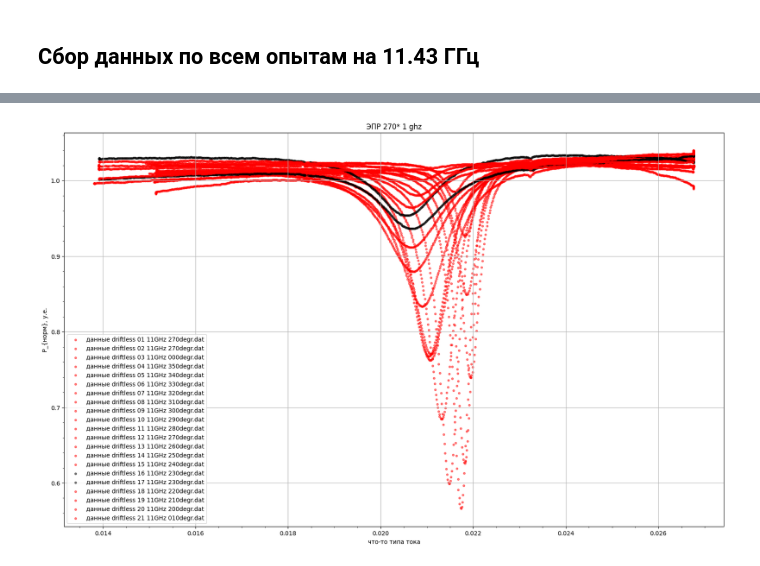
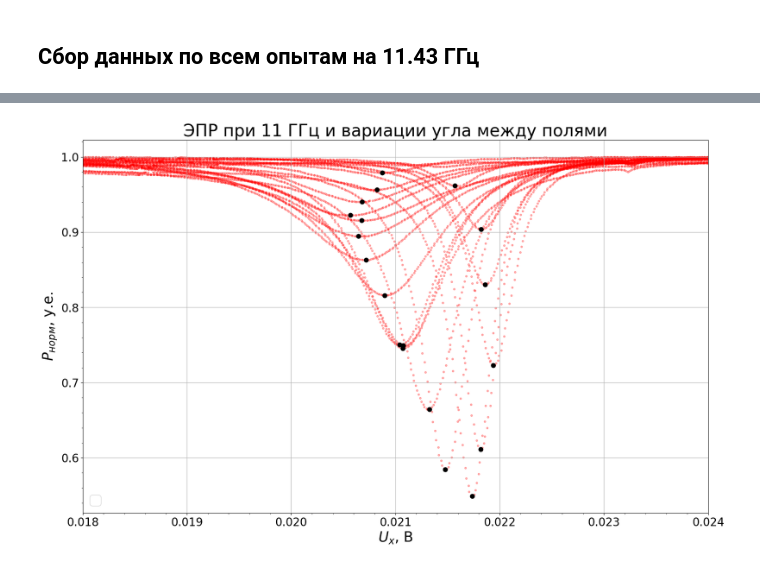
Before and after one commit to golenn/-, a Jupyter notebook: plot.ipynb, the cells around one changed output, grey strips where cells are left out. Cells and saved outputs as stored; diff of their text form; code cells hidden in the pictures.

```diff
--- a/plot.ipynb
+++ b/plot.ipynb
@@ -156,11 +285,12 @@ u0 = 3610.2386, x0 = 2.5988e-02, k = 5.8055, a = 0.4198, b = 100.1784, d = 7.256
 # %%
 # Объявление путей директорий с файлами
-input_folder = '/home/golenn/EPR/data_driftless/'
+input_folder = '/home/golenn/EPR/data_driftless_normalised/'
 
 plt.figure(figsize=(20, 12))
-plt.title('ЭПР 270* 9, 11, 14 ghz')
-plt.ylabel(r'P_{норм}, у.е.')
-plt.xlabel(r'что-то типа тока')
+plt.title('ЭПР ДФПГ 270* 9 ghz')
+plt.ylabel(r'$P_{норм}$, у.е.')
+plt.xlabel(r'$U_{х}$, В')
+
 
 my_color = ['blue', 'red', 'green']
 flag = 0
@@ -178,9 +308,11 @@ for file_name in files:
         # Загрузка данных
         df = pd.read_csv(input_file_path, skiprows=3, sep=' ')
         df.columns = ["X_channel", "Y_channel", "II_channel", "timestamp"]
-        x_data = df["X_channel"].values
-        y_data = df["Y_channel"].values
+        x_data_all = df["X_channel"].values
+        y_data_all = df["Y_channel"].values
 
+        x_data = x_data_all#[np.argmin(y_data_all):]
+        y_data = y_data_all#[np.argmin(y_data_all):]
     # В наших данных нет пропущенных ячеек, поэтому лишний код на проверку этого не пишем
 
         try:
@@ -204,7 +336,7 @@ for file_name in files:
             u0 = params[0]
 
             # Подгонка каждой точки к значению без дрейфа
-            y_data = drift_off(x_data, y_data, params[0], params[2])
+            #y_data = drift_off(x_data, y_data, params[0], params[2])
 
             print("Fitted parameters:")
             print(f"u0 = {params[0]:.4f}, x0 = {params[1]:.4e}, y0 = {np.min(y_data)} , k = {params[2]:.4f}, "
@@ -212,7 +344,7 @@ for file_name in files:
 
             # Генерация кривой для графика
             x_fit = np.linspace(min(x_data), max(x_data), 500)
-            y_fit = lornentzian_driftless(x_fit, *params)
+            y_fit = lorentzian_driftless(x_fit, *params)
 
         except Exception:
             print(f'Exception raised {file_name}')
@@ -398,12 +674,12 @@ u0 = 0.8751, x0 = 2.5954e-02, k = 4.4056, a = 0.4168, b = 97.9485, d = -7.4283e-
 ## Сбор данных по всем опытам на 11.43 ГГц
 # %%
 # Объявление путей директорий с файлами
-input_folder = '/home/golenn/EPR/data_driftless/'
+input_folder = '/home/golenn/EPR/data_driftless_normalised/'
 
 plt.figure(figsize=(20, 12))
-plt.title('ЭПР 270* 1 ghz')
-plt.ylabel(r'P_{норм}, у.е.')
-plt.xlabel(r'что-то типа тока')
+plt.title('ЭПР при 11 ГГц и вариации угла между полями', fontsize=30)
+plt.ylabel(r'$P_{норм}$, у.е.', fontsize=25)
+plt.xlabel(r'$U_{х}$, В', fontsize=25)
 
 my_color = ['blue', 'red', 'green']
 flag = 0
@@ -441,58 +717,51 @@ for file_name in files:
             else:
                 clr = my_color[2]
 
+            # Подбор параметров
             u0_guess = (y_data[0] + y_data[len(y_data)-1])/2
-            x0_guess = x_data[np.argmax(y_data)]
+            x0_guess = x_data[np.argmin(y_data)]
             initial_guess = [u0_guess, x0_guess, -1, 0.1, 0.1, 0.1]
 
-            # Подбор параметров
-            params, params_cov = curve_fit(lorentzian_driftless, x_data, y_data, p0=initial_guess)
-            k = params[2]
-            u0 = params[0]
+            params, _ = curve_fit(lorentzian_driftless, x_data, y_data, p0=initial_guess)
 
-            x0.append(params[1])
+            print(f"Fitted parameters {file_name}:")
+            print(f"u0 = {params[0]:.4f}, x0 = {params[1]:.4e}, y0 = {np.min(y_data)} , k = {params[2]:.4f}, "
+                f"a = {params[3]:.4f}, b = {params[4]:.4f}, d = {params[5]:.4e}")
+
+            # Сбор данных
+            x0.append(x_data[np.argmin(y_data)])
             y0.append(np.min(y_data))
             names.append(file_name)
             d_val.append(params[5])
             b_val.append(params[4])
             a_val.append(params[3])
 
-
-            if '230' in file_name:
-                clr = 'black'
-                print('\n 230 degr \n')
-
-
-
-            # Подгонка каждой точки к значению без дрейфа
-            y_data = drift_off(x_data, y_data, params[0], params[2])
-
-            print("Fitted parameters:")
-            print(f"u0 = {params[0]:.4f}, x0 = {params[1]:.4e}, y0 = {np.min(y_data)} , k = {params[2]:.4f}, "
-                f"a = {params[3]:.4f}, b = {params[4]:.4f}, d = {params[5]:.4e}")
-
-            # Генерация кривой для графика
             x_fit = np.linspace(min(x_data), max(x_data), 500)
-            y_fit = lorentzian_driftless(x_fit, *params)
+            y_fit = lorentzian(x_fit, *params)
 
         except Exception:
             print(f'Exception raised {file_name}')
-            #y_data = y_data / np.max(y_data) # curve_fit не смог посчитать, конкретное исключение лень писать
 
         # Построение графика
-        plt.scatter(x_data, y_data, color=clr, label=f'данные {file_name}', alpha=0.5, s=10)
-        #plt.scatter(x_data[np.argmax(x_data):], y_data[np.argmax(x_data):], color='green', label='данные', alpha=0.6)
-        #plt.plot(x_fit, y_fit, color='red', label='подгонка Лоренцом', linewidth=2)
-
-        # Вывод параметров
+        plt.scatter(x_data, y_data, color='r', alpha=0.3, s=10)
 
 
-plt.legend()
+x0_pos = []
+y0_pos = []
+for i in range(len(x0)):
+    if x0[i] > 0:
+        x0_pos.append(x0[i])
+        y0_pos.append(y0[i])
+
+
+plt.scatter(x0_pos, y0_pos, color='black', s=60)
+plt.legend(fontsize=25)
 plt.grid()
+plt.tick_params(axis='both', which='major', labelsize=20)
 plt.minorticks_on()
+plt.xlim([0.018, 0.024])
+plt.savefig(fname='Angle variation 11GHz')
 plt.show()
-
-    #plt.savefig(fname='EPR 9 GHz')
 # %% [output]
 ['driftless 01 11GHz 270degr.dat', 'driftless 02 11GHz 270degr.dat', 'driftless 03 11GHz 000degr.dat', 'driftless 04 11GHz 350degr.dat', 'driftless 05 11GHz 340degr.dat', 'driftless 06 11GHz 330degr.d ...
 driftless 01 11GHz 270degr.dat
@@ -539 +810 @@ u0 = 3943.3446, x0 = -3.1679e-02, y0 = 1.0164869714723477 , k = -1.0000, a = 0.0
-[figure, old version]
+[figure, new version]
```
Also changed, not shown: parts of 26 cells of this notebook, 36 other files.
